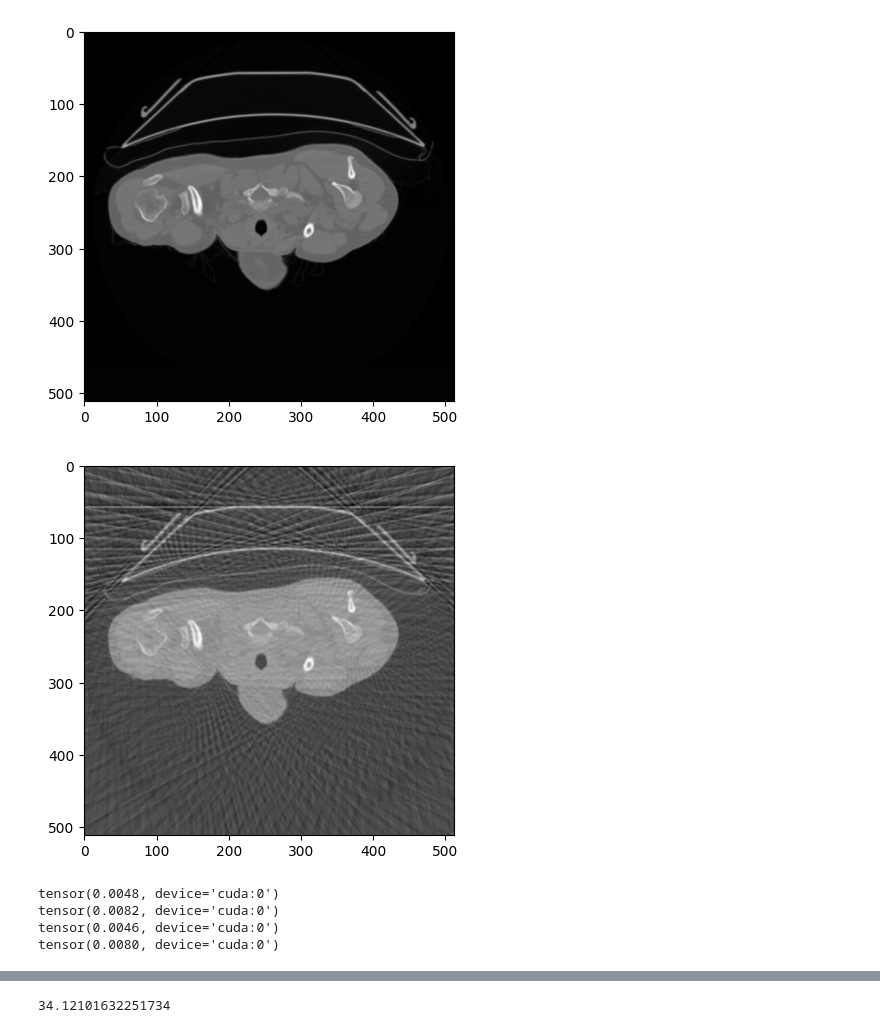
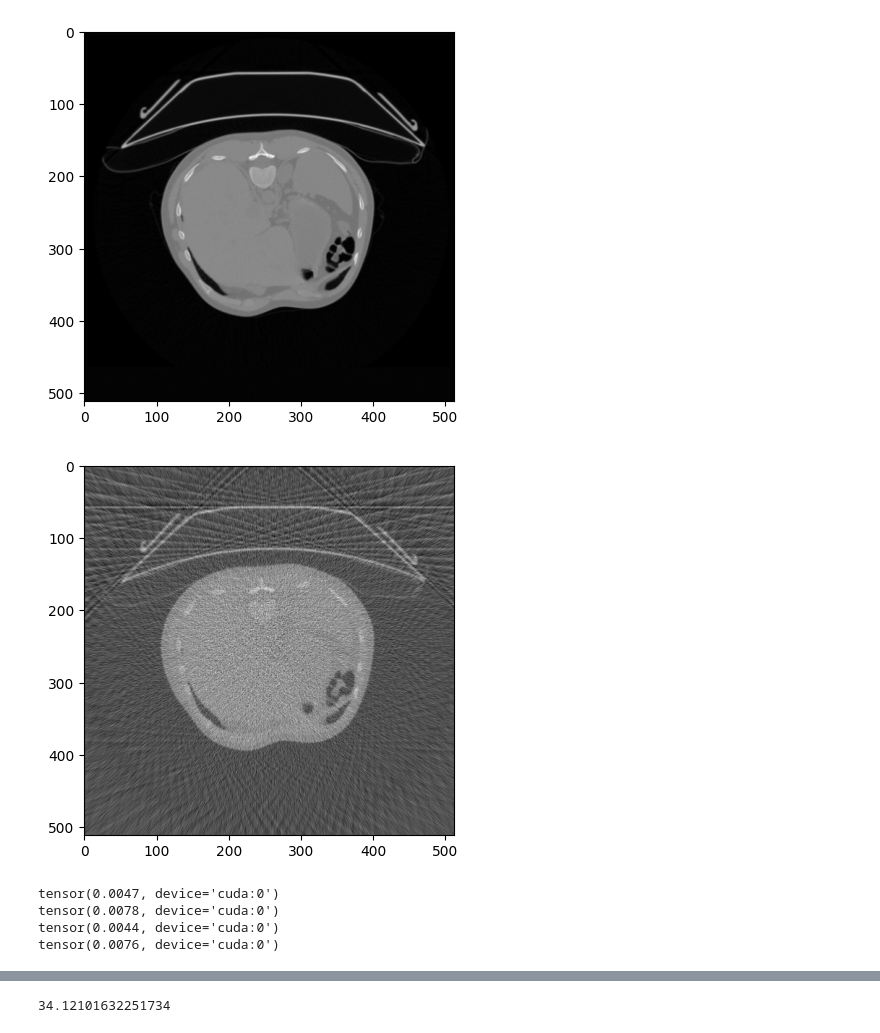
Before and after one commit to xdauby/PFE, a Jupyter notebook: unet.ipynb, the cells around one changed output, grey strips where cells are left out. Saved outputs shown, nothing was run; the diff lists cells and outputs as text; code cells hidden in the pictures.

Commit message:
added poisson noise in unet notebook

```diff
--- a/unet.ipynb
+++ b/unet.ipynb
@@ -50,25 +50,35 @@ radon = RadonTorch(512, angles, volume)
 x_true_train_tensor = torch.from_numpy(np.array(x_true_train)).to(dtype=torch.float32).to(device).unsqueeze(1)
 x_true_val_tensor = torch.from_numpy(np.array(x_true_val)).to(dtype=torch.float32).to(device).unsqueeze(1)
 
-x_fbp_train_list = []
-for xtrue_train in x_true_train_tensor:
-    x_fbp_train_list.append(radon.fbp(xtrue_train))
+# add poisson noise to to sinogram:
+I = 3e4
 
-x_fbp_val_list = []
-for xtrue_val in x_true_val_tensor:
-    x_fbp_val_list.append(radon.fbp(xtrue_val))
+sino_train_tensor = radon.transform(x_true_train_tensor)
+sino_val_tensor = radon.transform(x_true_val_tensor)
 
-x_fbp_train_tensor = torch.stack(x_fbp_train_list)
-x_fbp_val_tensor = torch.stack(x_fbp_val_list)
+y_train = torch.poisson(I*torch.exp(-sino_train_tensor))
+y_val = torch.poisson(I*torch.exp(-sino_val_tensor))
+
+noisy_sino_train_tensor = torch.log(I/y_train)
+noisy_sino_val_tensor = torch.log(I/y_val)
+
+filtered_noisy_sino_train_tensor=radon.radon.filter_sinogram(noisy_sino_train_tensor)
+filtered_noisy_sino_val_tensor=radon.radon.filter_sinogram(noisy_sino_val_tensor)
+
+noisy_x_fbp_train_tensor = radon.transposed_transform(filtered_noisy_sino_train_tensor)
+noisy_x_fbp_val_tensor = radon.transposed_transform(filtered_noisy_sino_val_tensor)
+
+x_fbp_train_tensor = noisy_x_fbp_train_tensor
+x_fbp_val_tensor = noisy_x_fbp_val_tensor
 # %%
 from matplotlib import pyplot as plt
-plt.imshow(x_true_val_tensor[5].to('cpu').squeeze(0).squeeze(0).numpy(), cmap="gray")
+plt.imshow(x_true_train_tensor[5].to('cpu').squeeze(0).squeeze(0).numpy(), cmap="gray")
 plt.show()
-plt.imshow(x_fbp_val_tensor[5].to('cpu').squeeze(0).squeeze(0).numpy(), cmap="gray")
+plt.imshow(x_fbp_train_tensor[5].to('cpu').squeeze(0).squeeze(0).numpy(), cmap="gray")
 plt.show()
 # %% [output]
-[figure, old version]
+[figure, new version]
-[figure, old version]
+[figure, new version]
 # %%
 mean_x_fbp_train = torch.mean(x_fbp_train_tensor)
 std_x_fbp_train = torch.std(x_fbp_train_tensor)
@@ -80,10 +90,10 @@ print(std_x_fbp_train)
 print(mean_x_true_train)
 print(std_x_true_train)
 # %% [output]
-tensor(0.0048, device='cuda:0')
-tensor(0.0082, device='cuda:0')
-tensor(0.0046, device='cuda:0')
-tensor(0.0080, device='cuda:0')
+tensor(0.0047, device='cuda:0')
+tensor(0.0078, device='cuda:0')
+tensor(0.0044, device='cuda:0')
+tensor(0.0076, device='cuda:0')
 # %%
 import torch
 from torchvision import transforms
```
Also changed, not shown: parts of 4 cells of this notebook.
